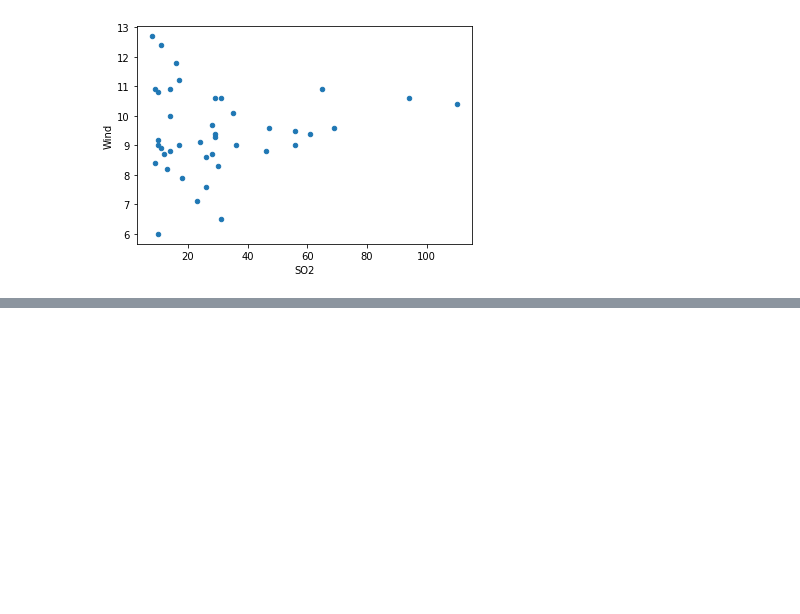
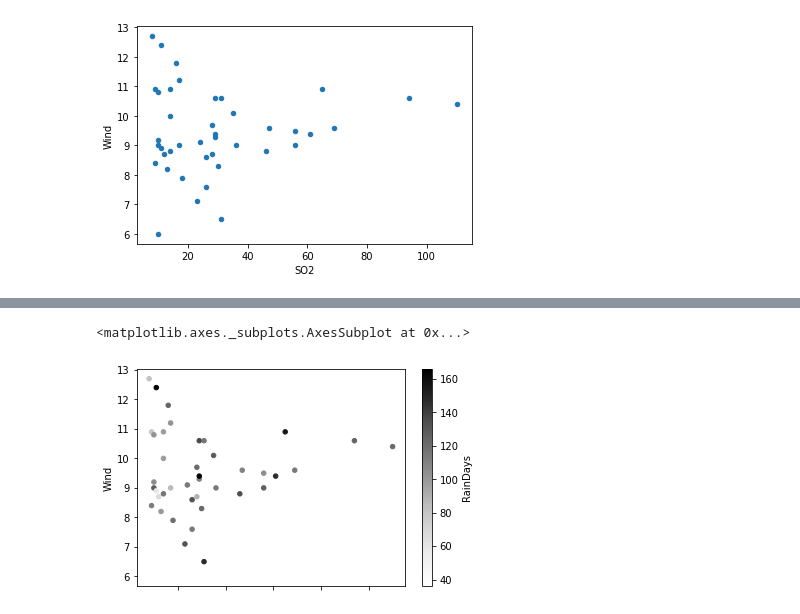
Before and after one commit to Jennapa-colab/multivariate, a Jupyter notebook: chapter2_VIsualie_Muti.ipynb, the cells around one changed output, grey strips where cells are left out. Cells and saved outputs as stored; diff of their text form; code cells hidden in the pictures; blank space fills up the shorter version.

```diff
--- a/chapter2_VIsualie_Muti.ipynb
+++ b/chapter2_VIsualie_Muti.ipynb
@@ -30,0 +36,5 @@ pollution_data.plot.scatter('SO2' , 'Wind')
+# %%
+pollution_data.plot.scatter('SO2' , 'Wind' , c='RainDays')
+# %% [output]
+<matplotlib.axes._subplots.AxesSubplot at 0x...>
+[figure, added]
```
Also changed, not shown: parts of 12 cells of this notebook.
